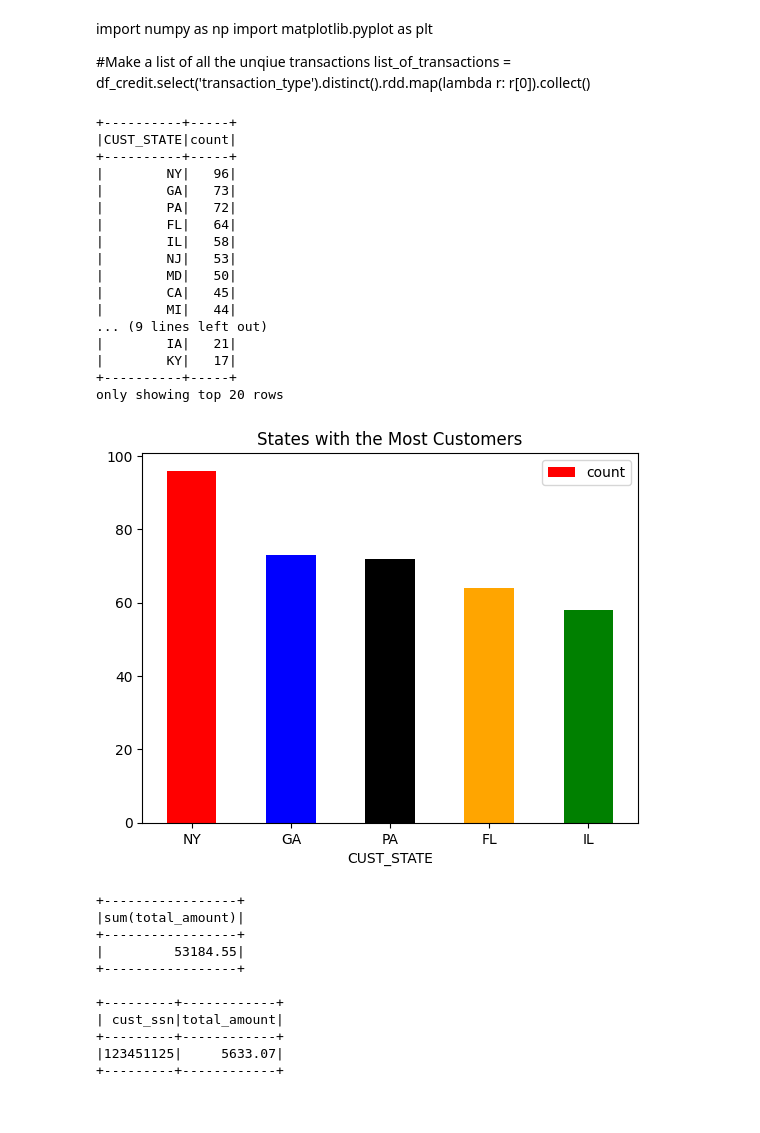
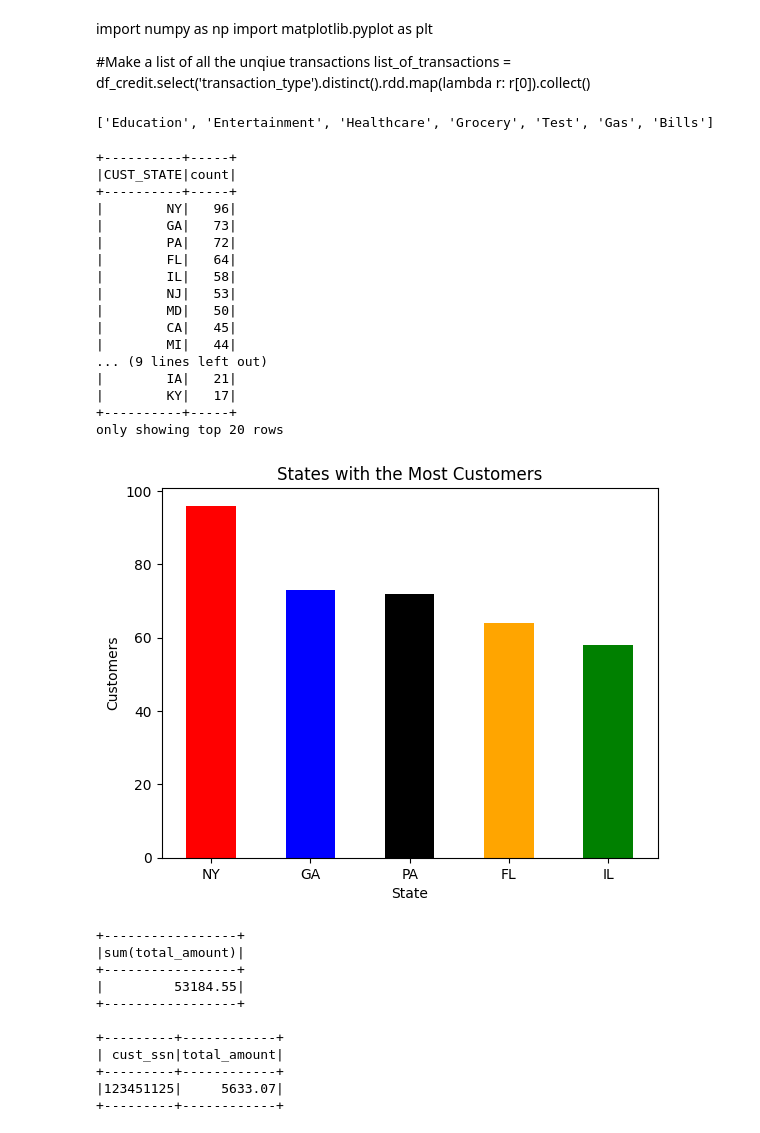
Before and after one commit to nahidnr6/Capstone, a Jupyter notebook: ETL_process.ipynb, the cells around one changed output. Drawn from its saved outputs; the diff is of its cells as text; code cells hidden in the pictures.

```diff
--- a/ETL_process.ipynb
+++ b/ETL_process.ipynb
@@ -79,12 +93,11 @@ import matplotlib.pyplot as plt
 #Make a list of all the unqiue transactions
 list_of_transactions = df_credit.select('transaction_type').distinct().rdd.map(lambda r: r[0]).collect()
 # %%
-import pandas as pd
-import numpy as np
-import matplotlib.pyplot as plt
-
 #Make a list of all the unqiue transactions
 list_of_transactions = df_credit.select('transaction_type').distinct().rdd.map(lambda r: r[0]).collect()
+list_of_transactions
+# %% [output]
+['Education', 'Entertainment', 'Healthcare', 'Grocery', 'Test', 'Gas', 'Bills']
 # %%
 import pandas as pd
 from pyspark.sql.functions import count
@@ -93,35 +106,35 @@ from pyspark.sql.functions import count
 df_custmer.groupBy("CUST_STATE").count().sort('count', ascending = False).show()
 
 #Convert the dataframe into a pandas dataframe
 states = (df_custmer.groupBy("CUST_STATE").count().sort('count', ascending = False)).toPandas()
 
 #filter the dataframe to show only the top 5 values
 top5_states = states.loc[states['count'] >53]
 
 #Create 2 lists based on the dataframe
 #states_list = top5_states['CUST_STATE'].toList()
 #count_list = top5_states['count'].toList()
 c = ['red', 'blue', 'black', 'orange', 'green']
-states_plot = top5_states.plot.bar(x='CUST_STATE', y='count', title= 'States with the Most Customers', rot=0, color= c)
+states_plot = top5_states.plot.bar(x='CUST_STATE', y='count', title= 'States with the Most Customers', rot=0, color= c, legend=None, xlabel='State', ylabel='Customers')
 # %% [output]
 +----------+-----+
 |CUST_STATE|count|
 +----------+-----+
 |        NY|   96|
 |        GA|   73|
 |        PA|   72|
 |        FL|   64|
 |        IL|   58|
 |        NJ|   53|
 |        MD|   50|
 |        CA|   45|
 |        MI|   44|
 ... (9 lines left out)
 |        IA|   21|
 |        KY|   17|
 +----------+-----+
 only showing top 20 rows
-[figure, old version]
+[figure, new version]
 # %%
 df_branch.createTempView("branch")
 df_credit.createTempView("credit")
```
Also changed, not shown: parts of 14 cells of this notebook, 2 other files.
